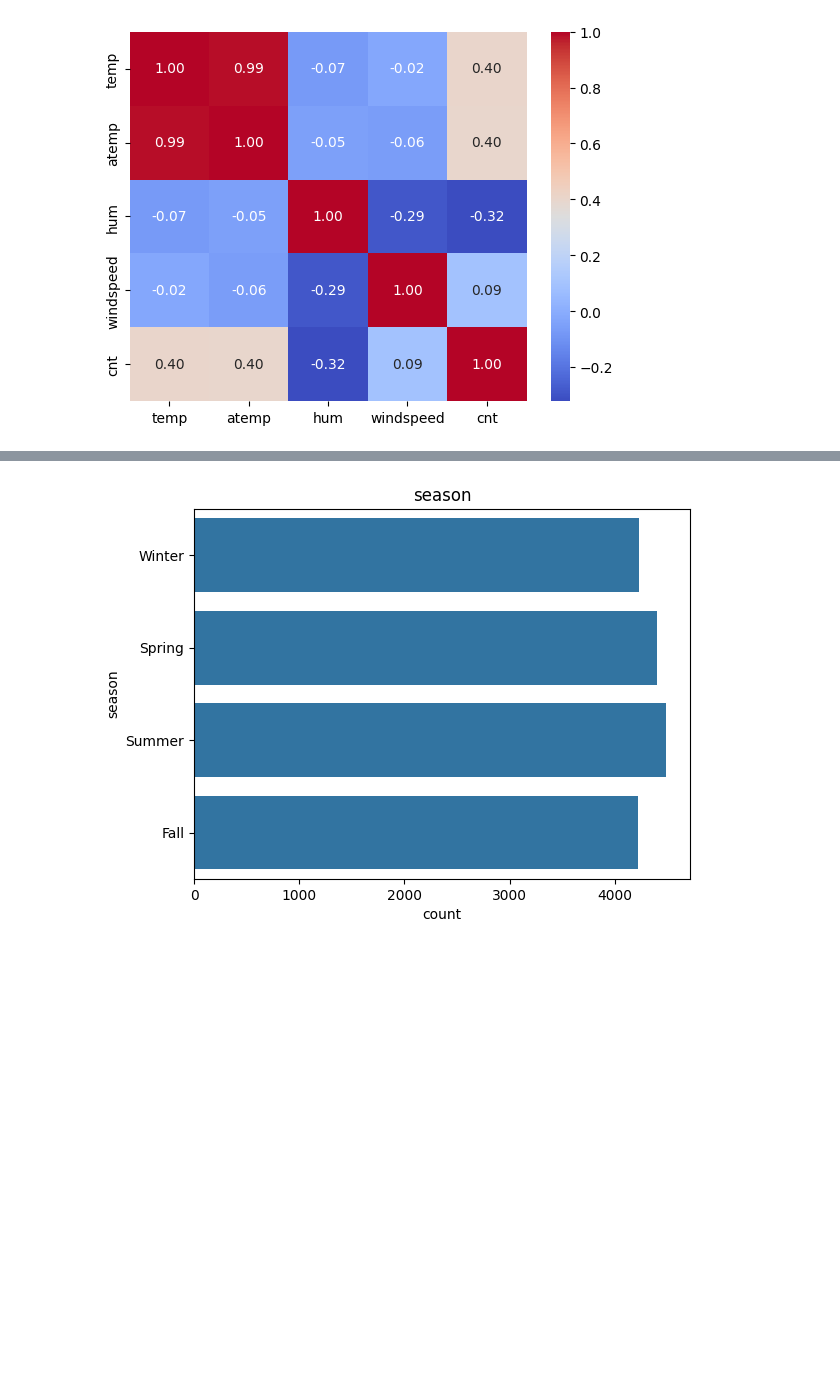
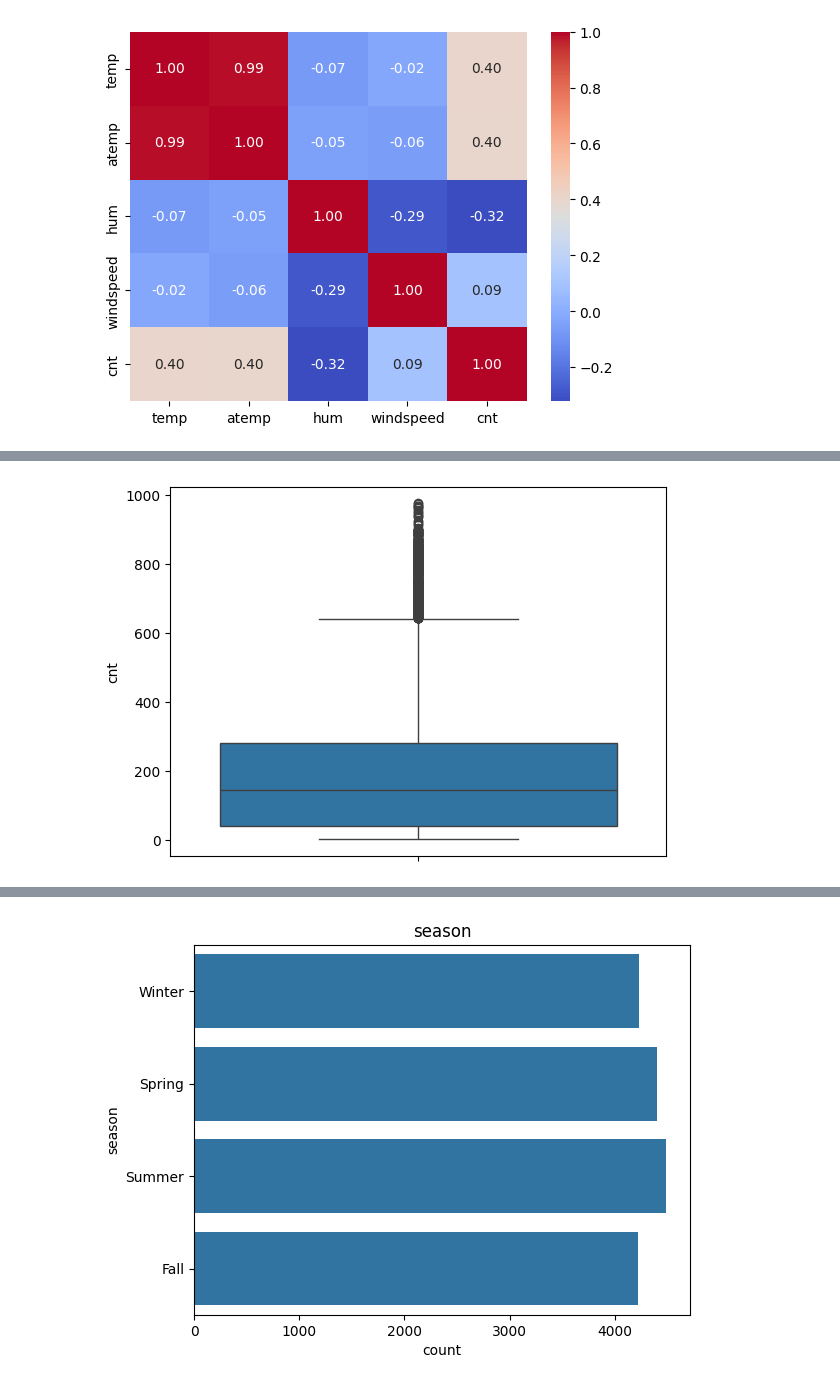
Before and after one commit to aladelca/bikes_demand, a Jupyter notebook: code/code.ipynb, the cells around one changed output, grey strips where cells are left out. Drawn from its saved outputs; the diff is of its cells as text; code cells hidden in the pictures; blank space fills up the shorter version.

```diff
--- a/code/code.ipynb
+++ b/code/code.ipynb
@@ -98,0 +138,6 @@ sns.histplot(data["cnt"])
+# %%
+
+sns.boxplot(data["cnt"])
+plt.show()
+# %% [output]
+[figure, added]
```
Also changed, not shown: parts of 40 cells of this notebook.
